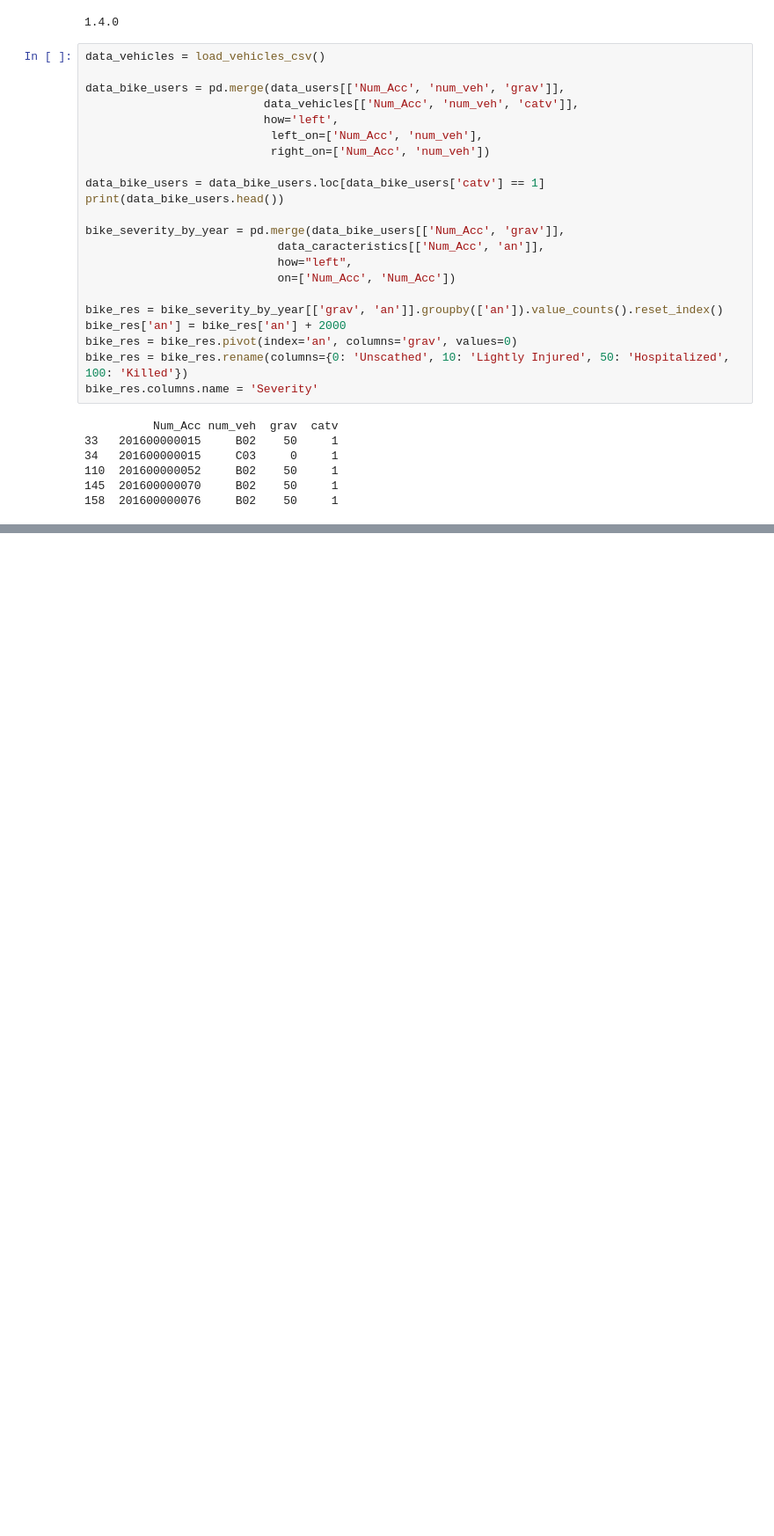
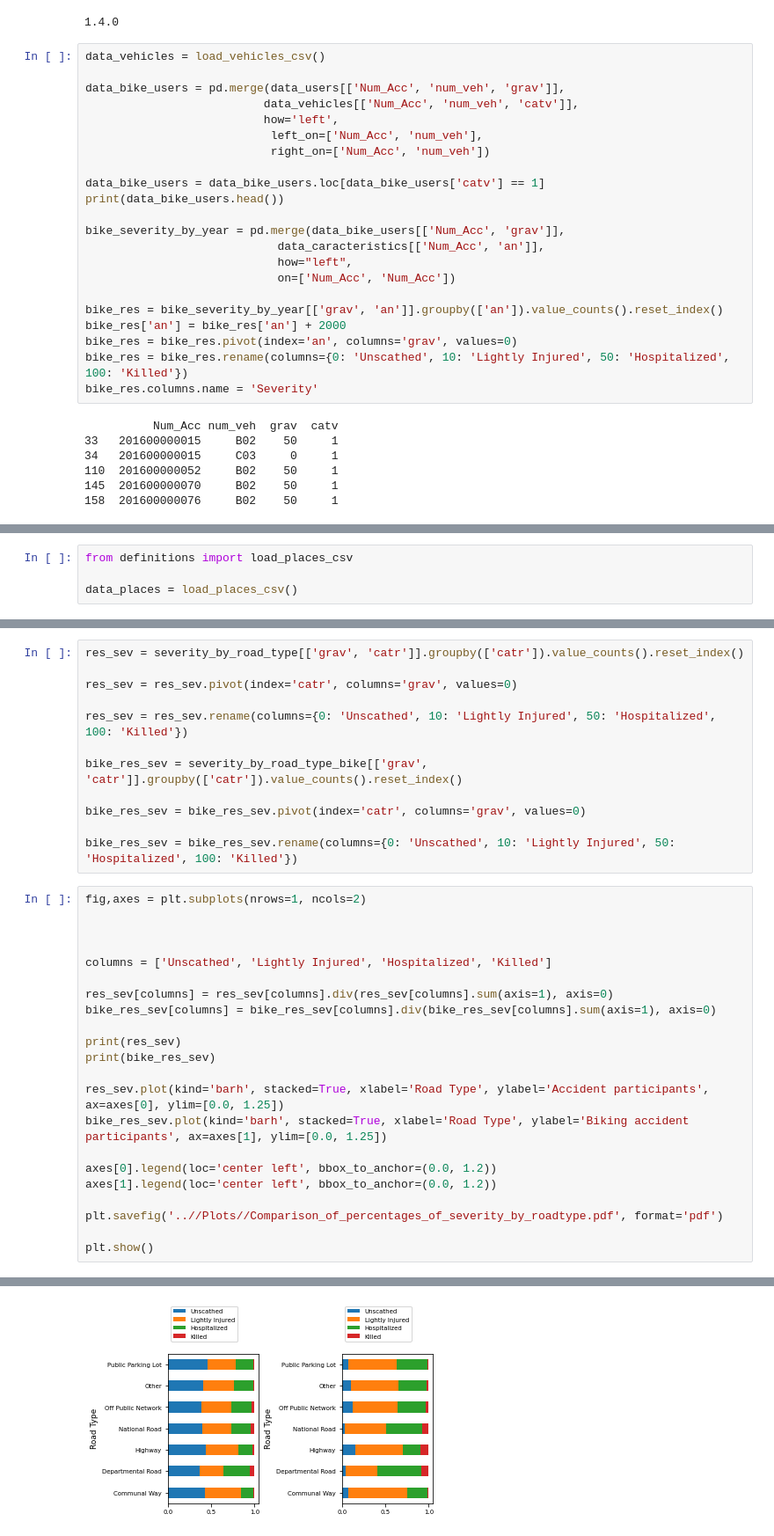
Before and after one commit to whyisnousernameavailable/Data_Literacy_project, a Jupyter notebook: Python_Code/Plottest_severity_by_year_stacked_plots.ipynb, the cells around one changed output, grey strips where cells are left out. Shown at 88% size. Cells and saved outputs as stored; diff of their text form; blank space fills up the shorter version.

```diff
--- a/Python_Code/Plottest_severity_by_year_stacked_plots.ipynb
+++ b/Python_Code/Plottest_severity_by_year_stacked_plots.ipynb
@@ -95,0 +96,4 @@ plt.show()
+# %%
+from definitions import load_places_csv
+
+data_places = load_places_csv()
@@ -95,0 +143,35 @@ plt.show()
+# %%
+res_sev = severity_by_road_type[['grav', 'catr']].groupby(['catr']).value_counts().reset_index()
+
+res_sev = res_sev.pivot(index='catr', columns='grav', values=0)
+
+res_sev = res_sev.rename(columns={0: 'Unscathed', 10: 'Lightly Injured', 50: 'Hospitalized', 100: 'Killed'})
+
+bike_res_sev = severity_by_road_type_bike[['grav', 'catr']].groupby(['catr']).value_counts().reset_index()
+
+bike_res_sev = bike_res_sev.pivot(index='catr', columns='grav', values=0)
+
+bike_res_sev = bike_res_sev.rename(columns={0: 'Unscathed', 10: 'Lightly Injured', 50: 'Hospitalized', 100: 'Killed'})
+# %%
+fig,axes = plt.subplots(nrows=1, ncols=2)
+
+
+
+columns = ['Unscathed', 'Lightly Injured', 'Hospitalized', 'Killed']
+
+res_sev[columns] = res_sev[columns].div(res_sev[columns].sum(axis=1), axis=0)
+bike_res_sev[columns] = bike_res_sev[columns].div(bike_res_sev[columns].sum(axis=1), axis=0)
+
+print(res_sev)
+print(bike_res_sev)
+
+res_sev.plot(kind='barh', stacked=True, xlabel='Road Type', ylabel='Accident participants', ax=axes[0], ylim=[0.0, 1.25])
+bike_res_sev.plot(kind='barh', stacked=True, xlabel='Road Type', ylabel='Biking accident participants', ax=axes[1], ylim=[0.0, 1.25])
+
+axes[0].legend(loc='center left', bbox_to_anchor=(0.0, 1.2))
+axes[1].legend(loc='center left', bbox_to_anchor=(0.0, 1.2))
+
+plt.savefig('..//Plots//Comparison_of_percentages_of_severity_by_roadtype.pdf', format='pdf')
+
+plt.show()
+# %% [output]
@@ -95,0 +196 @@ plt.show()
+[figure, added]
```
Also changed, not shown: parts of 8 cells of this notebook, 4 other files.
